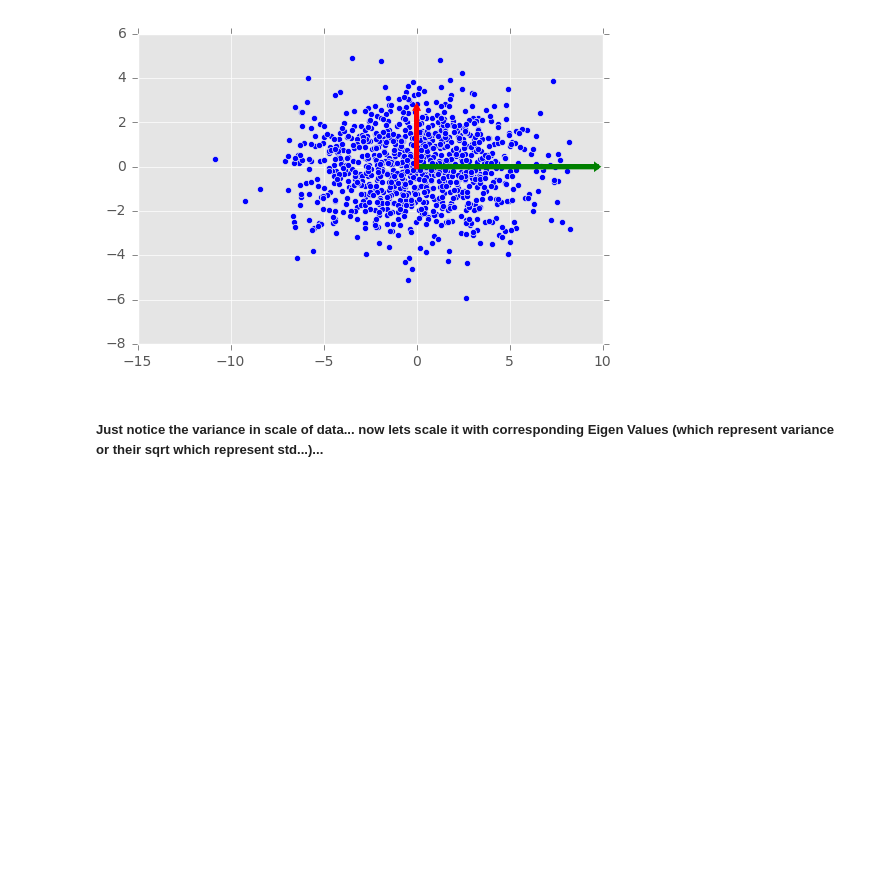
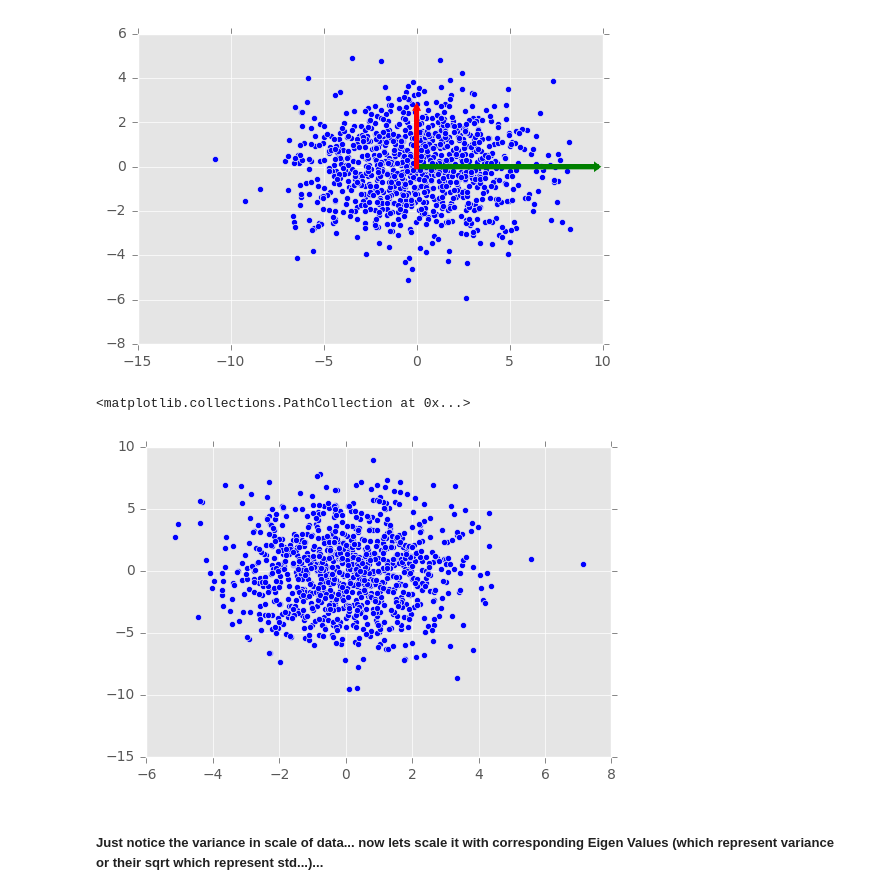
Before and after one commit to muneebaadil/CS429-Data-Mining-NUCES, a Jupyter notebook: Assignments/Assignment01/Assignment_1c.ipynb, the cells around one changed output. Cells and saved outputs as stored; diff of their text form; code cells hidden in the pictures; blank space fills up the shorter version.

```diff
--- a/Assignments/Assignment01/Assignment_1c.ipynb
+++ b/Assignments/Assignment01/Assignment_1c.ipynb
@@ -171,6 +188,12 @@ print u2, w[1]
 # %% [output]
 <matplotlib.patches.FancyArrow at 0x...>
 [figure]
+# %%
+newZ = Z.dot(v)
+plt.scatter(newZ[:, 0], newZ[:, 1])
+# %% [output]
+<matplotlib.collections.PathCollection at 0x...>
+[figure, added]
 # %% [markdown]
 ##### Just notice the  variance in scale of data... now lets scale it with corresponding Eigen Values (which represent variance or their sqrt which represent std...)...
 # %% [markdown]
```
Also changed, not shown: parts of 15 cells of this notebook.
